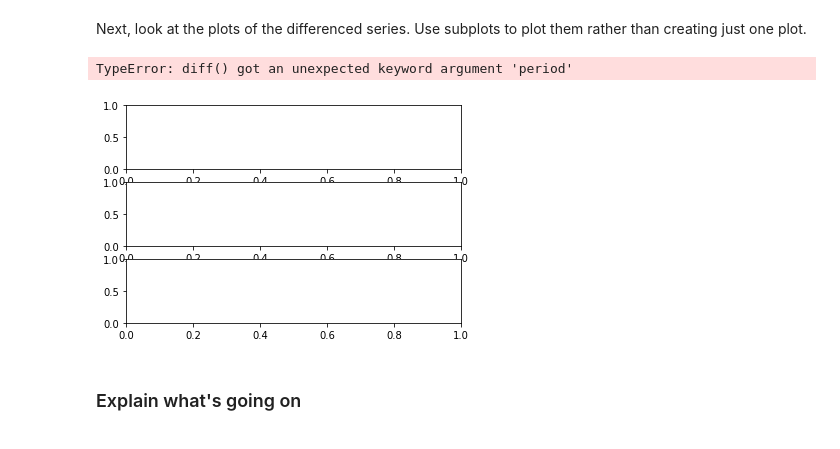
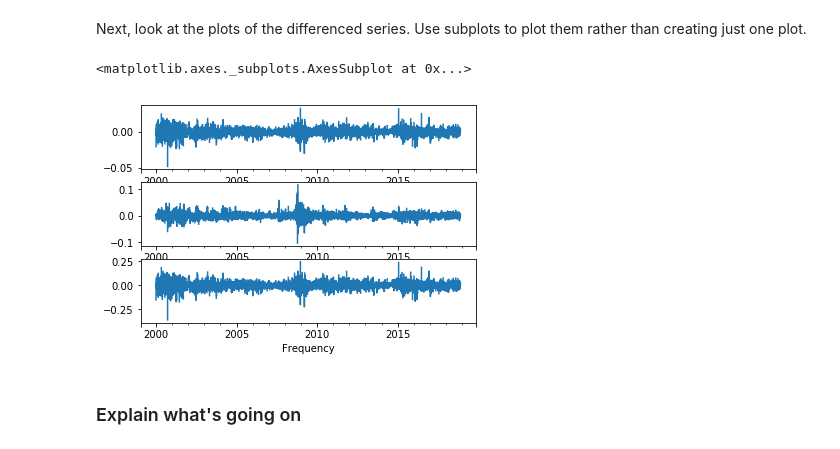
Before and after one commit to fleralle/dsc-corr-autocorr-in-time-series-lab-houston-ds-042219, a Jupyter notebook: index.ipynb, the cells around one changed output. Saved outputs shown, nothing was run; the diff lists cells and outputs as text; code cells hidden in the pictures.

```diff
--- a/index.ipynb
+++ b/index.ipynb
@@ -66,12 +66,12 @@ Next, look at the plots of the differenced series. Use subplots to plot them rat
 # %%
 # your code here
 figs,axes = plt.subplots(nrows=3, ncols=1)
-xrate_ts.Euro.diff(period=1).plot(ax=axes[0])
+xrate_ts.Euro.diff(periods=1).plot(ax=axes[0])
 xrate_ts['Australian Dollar'].diff(periods=1).plot(ax=axes[1])
-xrate_ts['Danish Krone'].diff(periods=1).plot(ax=axes[1])
+xrate_ts['Danish Krone'].diff(periods=1).plot(ax=axes[2])
 # %% [output]
-TypeError: diff() got an unexpected keyword argument 'period'
+<matplotlib.axes._subplots.AxesSubplot at 0x...>
-[figure, old version]
+[figure, new version]
 # %%
 # your code here
 # %%
```
